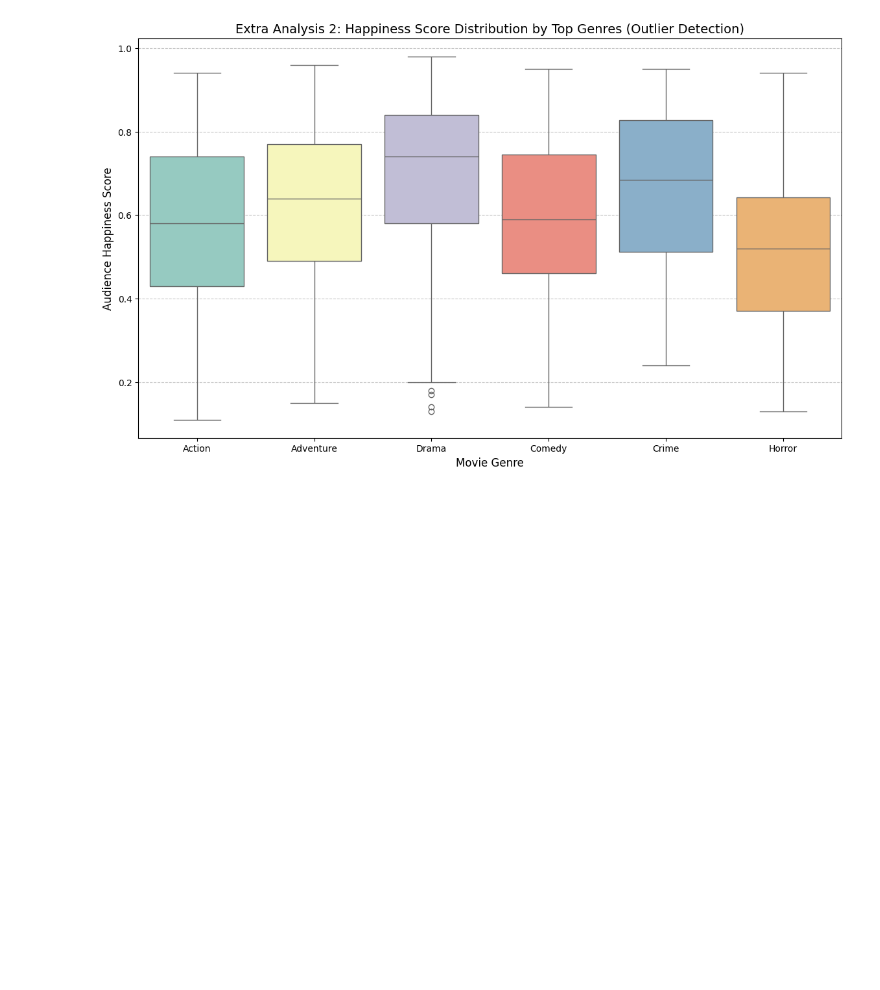
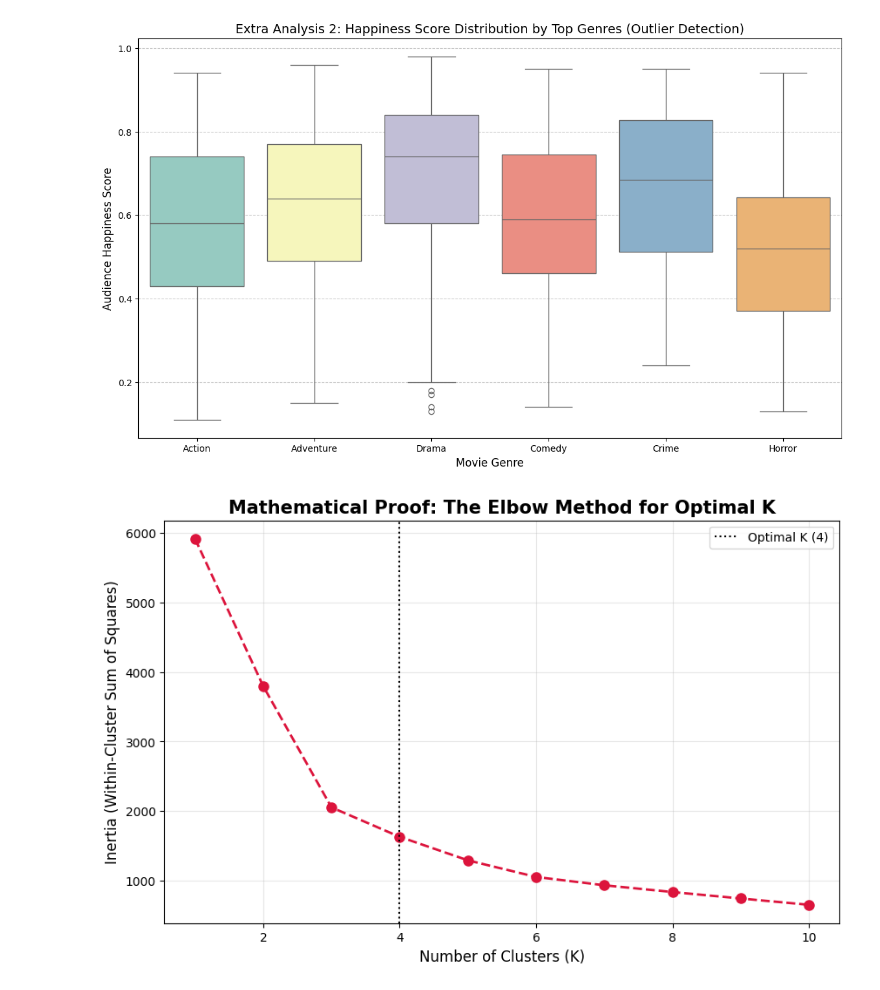
Before and after one commit to zeynepcanli-maker/DSA210-zeynepcanli-termproject, a Jupyter notebook: Movie_Analysis.ipynb, the cells around one changed output. Saved outputs shown, nothing was run; the diff lists cells and outputs as text; code cells hidden in the pictures; blank space fills up the shorter version.

```diff
--- a/Movie_Analysis.ipynb
+++ b/Movie_Analysis.ipynb
@@ -159,3 +159,32 @@ Passing `palette` without assigning `hue` is deprecated and will be removed in v
 
   sns.boxplot(x='main_genre', y='happiness_score', data=df_top_genres, palette='Set3')
 [figure]
+# %%
+# ==============================================================================
+# Mathematical Proof: The Elbow Method to find the optimal number of clusters
+# ==============================================================================
+
+inertia = []
+K_range = range(1, 11)
+
+# Testing cluster numbers from 1 to 10 to find the mathematical "elbow" point
+for k in K_range:
+    kmeans_temp = KMeans(n_clusters=k, random_state=42, n_init=10)
+    kmeans_temp.fit(scaled_data)
+    inertia.append(kmeans_temp.inertia_)
+
+# Plotting the Elbow Graph
+plt.figure(figsize=(10, 6))
+plt.plot(K_range, inertia, marker='o', linestyle='--', color='crimson', linewidth=2, markersize=8)
+plt.title('Mathematical Proof: The Elbow Method for Optimal K', fontsize=15, fontweight='bold')
+plt.xlabel('Number of Clusters (K)', fontsize=12)
+plt.ylabel('Inertia (Within-Cluster Sum of Squares)', fontsize=12)
+
+# Highlighting the optimal 'elbow' point at K=4
+plt.axvline(x=4, color='black', linestyle=':', label='Optimal K (4)')
+plt.legend()
+plt.grid(True, linestyle='-', alpha=0.3)
+
+plt.show()
+# %% [output]
+[figure, added]
```
Also changed, not shown: parts of 4 cells of this notebook.
